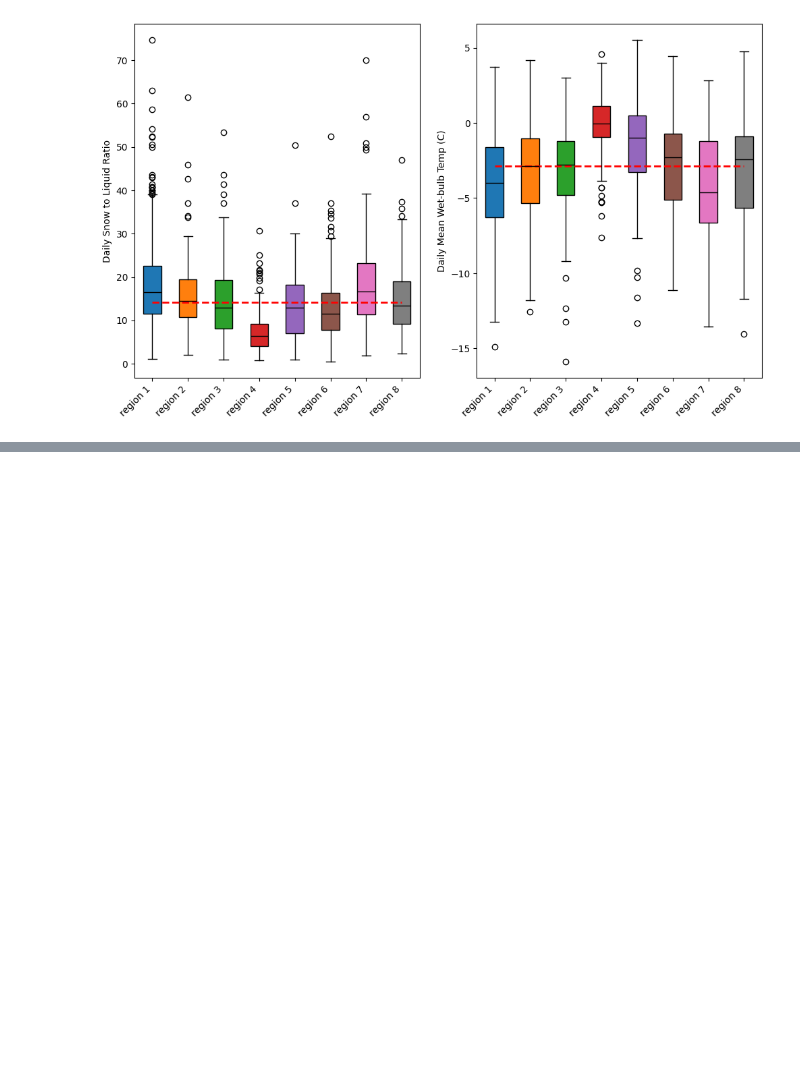
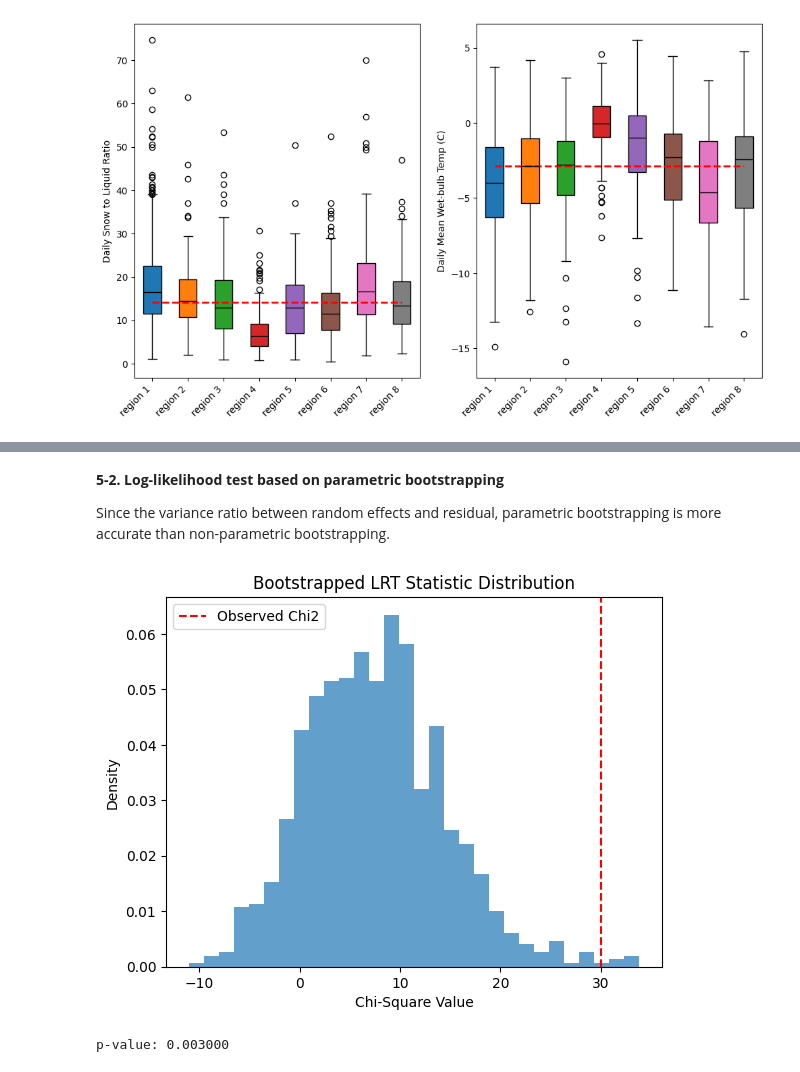
Before and after one commit to hunter3789/SLR-study, a Jupyter notebook: SLR-study.ipynb, the cells around one changed output, grey strips where cells are left out. Saved outputs shown, nothing was run; the diff lists cells and outputs as text; code cells hidden in the pictures; blank space fills up the shorter version.

```diff
--- a/SLR-study.ipynb
+++ b/SLR-study.ipynb
@@ -305,0 +360,58 @@ plt.show()
+# %% [markdown]
+**5-2. Log-likelihood test based on parametric bootstrapping**
+
+Since the variance ratio between random effects and residual, parametric bootstrapping is more accurate than non-parametric bootstrapping.
+# %%
+from scipy.stats import chi2
+from sklearn.utils import resample
+from numpy.random import normal
+
+ll_full = model_full.llf  # Log-likelihood of the full model
+ll_reduced = model_reduced.llf  # Log-likelihood of the reduced model
+
+observed_lr_stat = -2 * (ll_reduced - ll_full)
+
+# Bootstrapping the Null Distribution
+n_bootstraps = 1000
+bootstrap_lr_stats = []
+
+for _ in range(n_bootstraps):
+    # Simulate y values using model prediction + noise
+    noise = normal(scale=np.sqrt(model_reduced.mse_resid), size=len(subset))
+
+    # Replace y values in data
+    data_bootstrap = subset.copy()
+    data_bootstrap["noise"] = noise
+    data_bootstrap["new_slr"] = data_bootstrap["slr"] + noise
+
+    # Fit models on resampled data
+    try:
+        model_full_boot = mixedlm("new_slr ~ tw_avg + sd_min + swe", data_bootstrap, groups=data_bootstrap["reg"]).fit(method="powell")
+        model_reduced_boot = sm.OLS.from_formula("new_slr ~ tw_avg + sd_min + swe", data=data_bootstrap).fit()
+
+        # Compute likelihood ratio statistic for bootstrap sample
+        ll_full_boot = model_full_boot.llf
+        ll_reduced_boot = model_reduced_boot.llf
+        bootstrap_lr_stat = -2 * (ll_reduced_boot - ll_full_boot)
+        bootstrap_lr_stats.append(bootstrap_lr_stat)
+    except:
+        pass  # Ignore failed fits (rare but possible)
+
+# Compute Empirical p-value
+bootstrap_lr_stats = np.array(bootstrap_lr_stats)
+p_value_empirical = np.mean(bootstrap_lr_stats >= observed_lr_stat)
+
+# Plot Bootstrapped LRT Statistics
+plt.hist(bootstrap_lr_stats, bins=30, alpha=0.7, density=True)
+plt.axvline(30, color='red', linestyle='dashed', label="Observed Chi2")
+plt.legend()
+plt.title("Bootstrapped LRT Statistic Distribution")
+plt.xlabel("Chi-Square Value")
+plt.ylabel("Density")
+plt.show()
+
+p_value_empirical = np.mean(bootstrap_lr_stats >= observed_lr_stat)
+print(f"p-value: {p_value_empirical:.6f}")
+# %% [output]
+[figure, added]
+p-value: 0.003000
```
Also changed, not shown: parts of 3 cells of this notebook.
